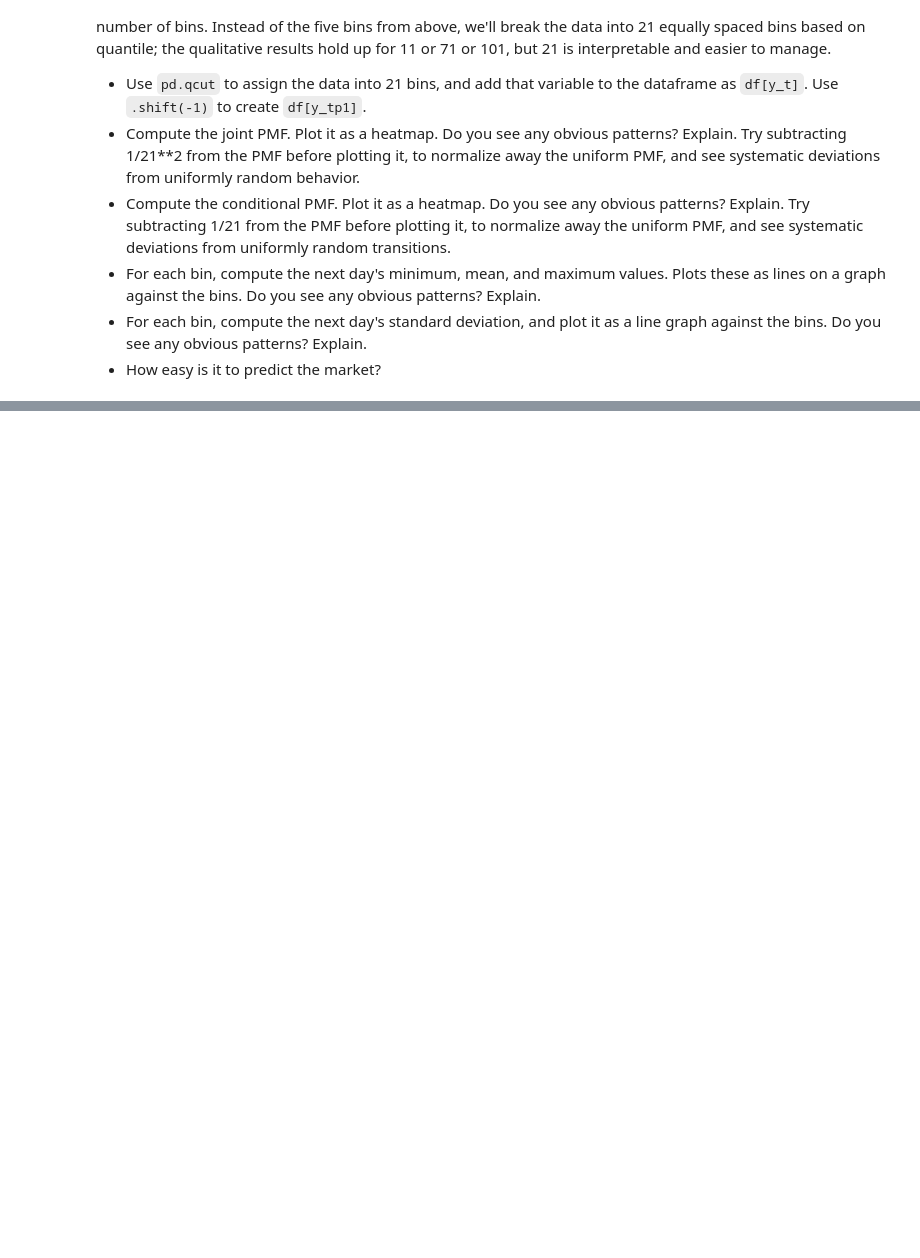
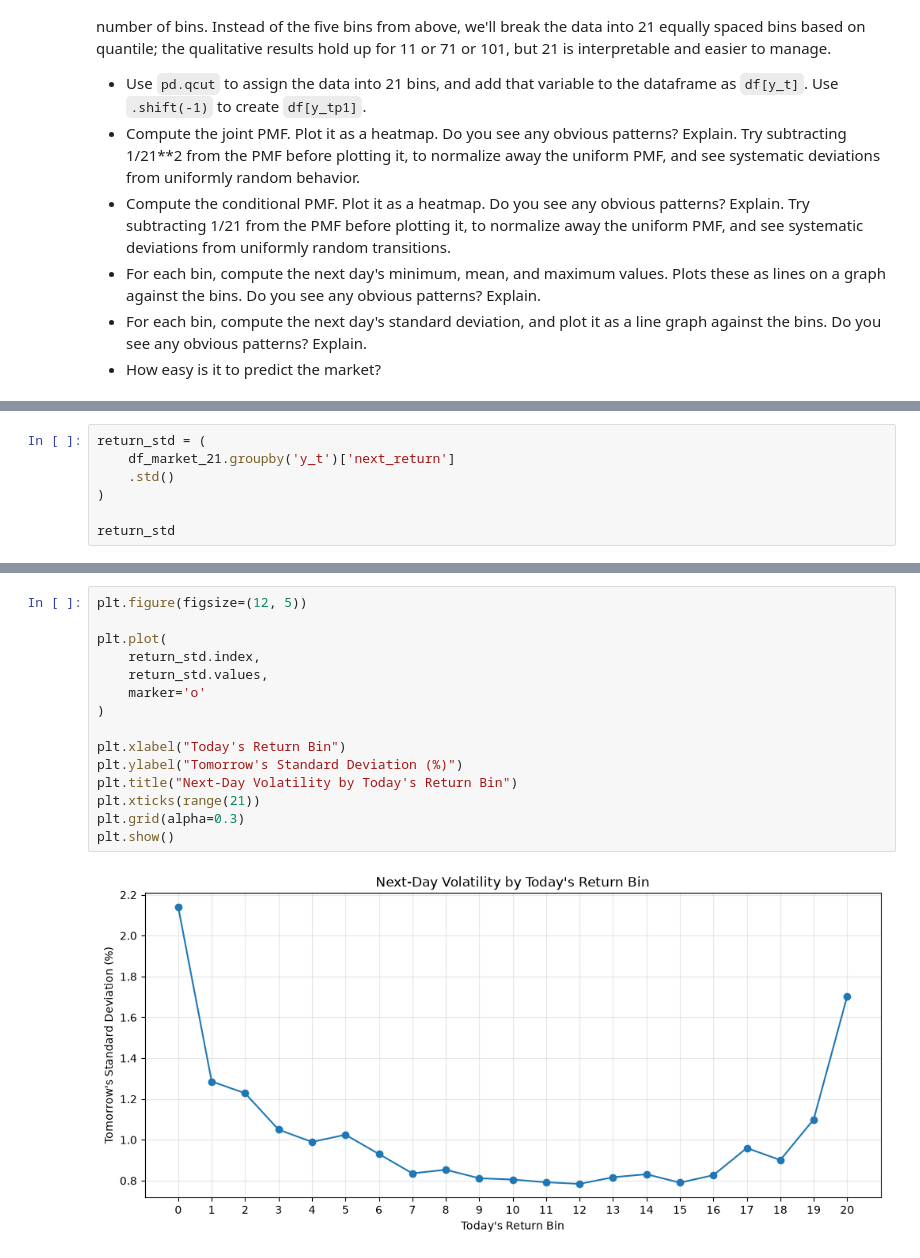
Before and after one commit to jonathan-orellana/uu_markov, a Jupyter notebook: lab_1/lab.ipynb, the cells around one changed output, grey strips where cells are left out. Cells and saved outputs as stored; diff of their text form; blank space fills up the shorter version.

```diff
--- a/lab_1/lab.ipynb
+++ b/lab_1/lab.ipynb
@@ -291,0 +441,7 @@ The choice of five bins was arbitrary. For more realistic or complex models, we'
+# %%
+return_std = (
+    df_market_21.groupby('y_t')['next_return']
+    .std()
+)
+
+return_std
@@ -291,0 +466,17 @@ The choice of five bins was arbitrary. For more realistic or complex models, we'
+# %%
+plt.figure(figsize=(12, 5))
+
+plt.plot(
+    return_std.index,
+    return_std.values,
+    marker='o'
+)
+
+plt.xlabel("Today's Return Bin")
+plt.ylabel("Tomorrow's Standard Deviation (%)")
+plt.title("Next-Day Volatility by Today's Return Bin")
+plt.xticks(range(21))
+plt.grid(alpha=0.3)
+plt.show()
+# %% [output]
+[figure, added]
```
Also changed, not shown: parts of 21 cells of this notebook.
